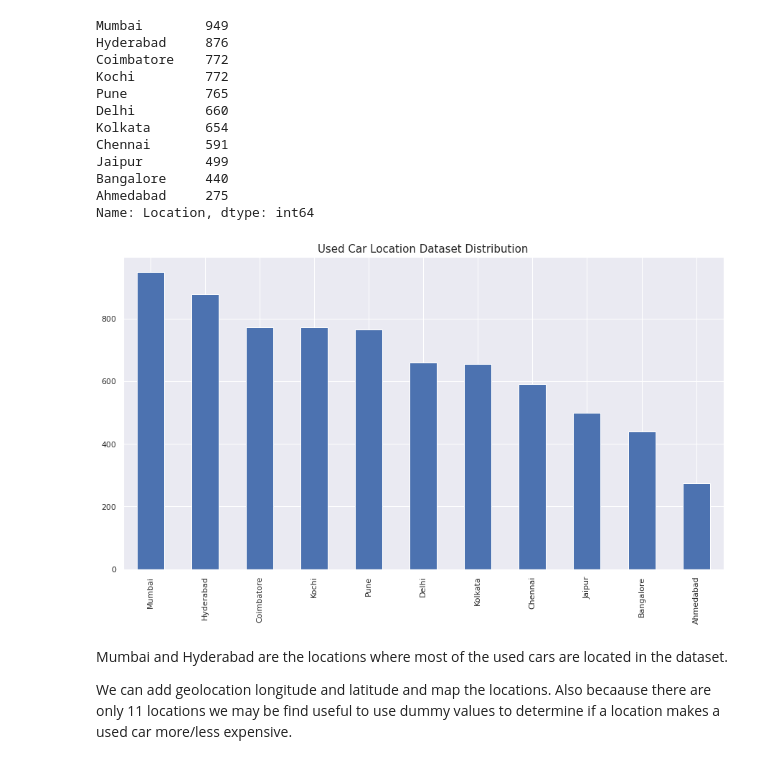
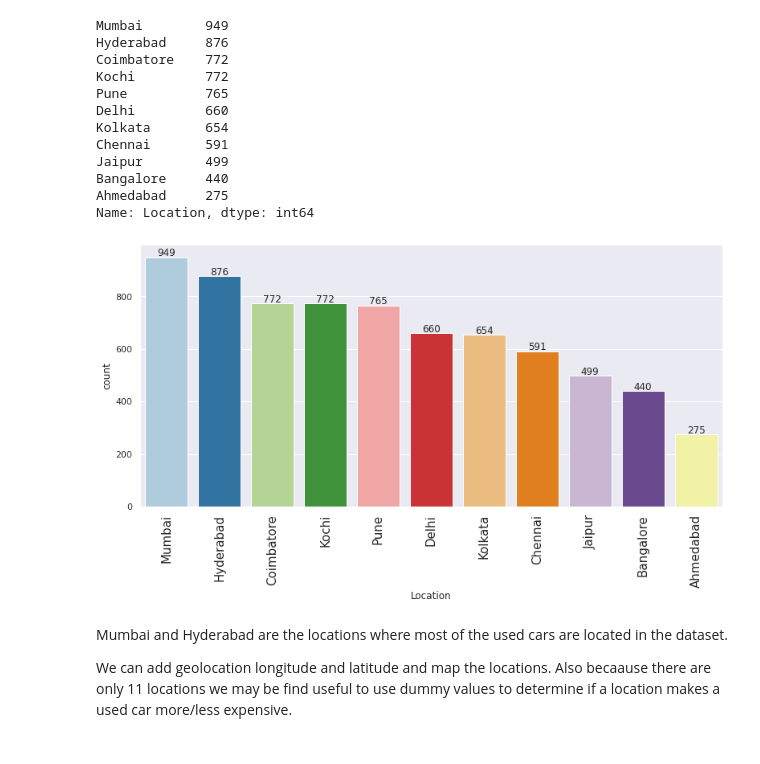
Before and after one commit to hugohir/usedcars, a Jupyter notebook: UsedCars_PricePrediction.ipynb, the cells around one changed output. Drawn from its saved outputs; the diff is of its cells as text; code cells hidden in the pictures.

```diff
--- a/UsedCars_PricePrediction.ipynb
+++ b/UsedCars_PricePrediction.ipynb
@@ -441,15 +540,11 @@ Jaipur        499
 Bangalore     440
 Ahmedabad     275
 Name: Location, dtype: int64
-# %%
-#Visualize the location distribution
-plt.figure(figsize=(15,8))
-plt.xticks(rotation=90)
-usedcarworks_df['Location'].value_counts().plot(kind="bar")
-plt.title("Used Car Location Dataset Distribution", fontsize=15)
-plt.show()
-# %% [output]
-[figure, removed]
+# %%
+# observations on Location
+labeled_barplot(uc_df, "Location")
+# %% [output]
+[figure, added]
 # %% [markdown]
 Mumbai and Hyderabad are the locations where most of the used cars are located in the dataset.
 
```
Also changed, not shown: parts of 64 cells of this notebook.
